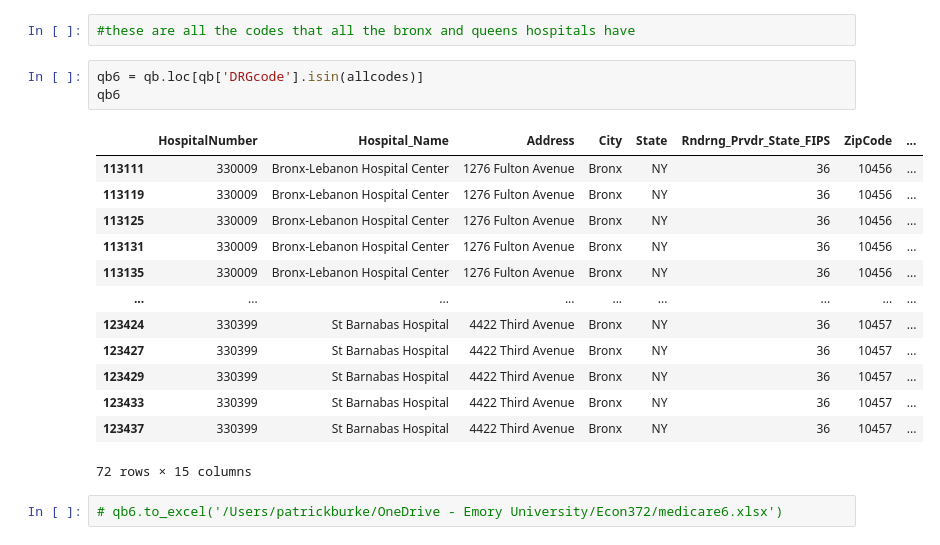
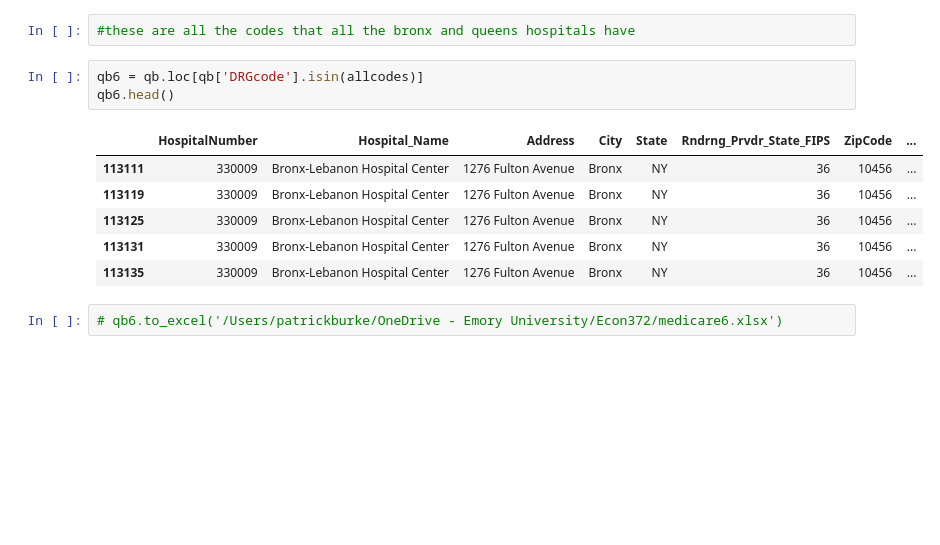
Before and after one commit to patgratt/HospitalDataAnalysis, a Jupyter notebook: medicare.ipynb, the cells around one changed output. Cells and saved outputs as stored; diff of their text form; blank space fills up the shorter version.

```diff
--- a/medicare.ipynb
+++ b/medicare.ipynb
@@ -172,21 +165,14 @@ codes6
 #these are all the codes that all the bronx and queens hospitals have
 # %%
 qb6 = qb.loc[qb['DRGcode'].isin(allcodes)]
-qb6
+qb6.head()
 # %% [output]
 |  | HospitalNumber | Hospital_Name | Address | City | State | Rndrng_Prvdr_State_FIPS | ZipCode | ... |
 | 113111 | 330009 | Bronx-Lebanon Hospital Center | 1276 Fulton Avenue | Bronx | NY | 36 | 10456 | ... |
 | 113119 | 330009 | Bronx-Lebanon Hospital Center | 1276 Fulton Avenue | Bronx | NY | 36 | 10456 | ... |
 | 113125 | 330009 | Bronx-Lebanon Hospital Center | 1276 Fulton Avenue | Bronx | NY | 36 | 10456 | ... |
 | 113131 | 330009 | Bronx-Lebanon Hospital Center | 1276 Fulton Avenue | Bronx | NY | 36 | 10456 | ... |
 | 113135 | 330009 | Bronx-Lebanon Hospital Center | 1276 Fulton Avenue | Bronx | NY | 36 | 10456 | ... |
-| ... | ... | ... | ... | ... | ... | ... | ... | ... |
-| 123424 | 330399 | St Barnabas Hospital | 4422 Third Avenue | Bronx | NY | 36 | 10457 | ... |
-| 123427 | 330399 | St Barnabas Hospital | 4422 Third Avenue | Bronx | NY | 36 | 10457 | ... |
-| 123429 | 330399 | St Barnabas Hospital | 4422 Third Avenue | Bronx | NY | 36 | 10457 | ... |
-| 123433 | 330399 | St Barnabas Hospital | 4422 Third Avenue | Bronx | NY | 36 | 10457 | ... |
-| 123437 | 330399 | St Barnabas Hospital | 4422 Third Avenue | Bronx | NY | 36 | 10457 | ... |
-72 rows × 15 columns
 # %%
 # qb6.to_excel('/Users/patrickburke/OneDrive - Emory University/Econ372/medicare6.xlsx')
 # %%
```
Also changed, not shown: parts of 16 cells of this notebook.
